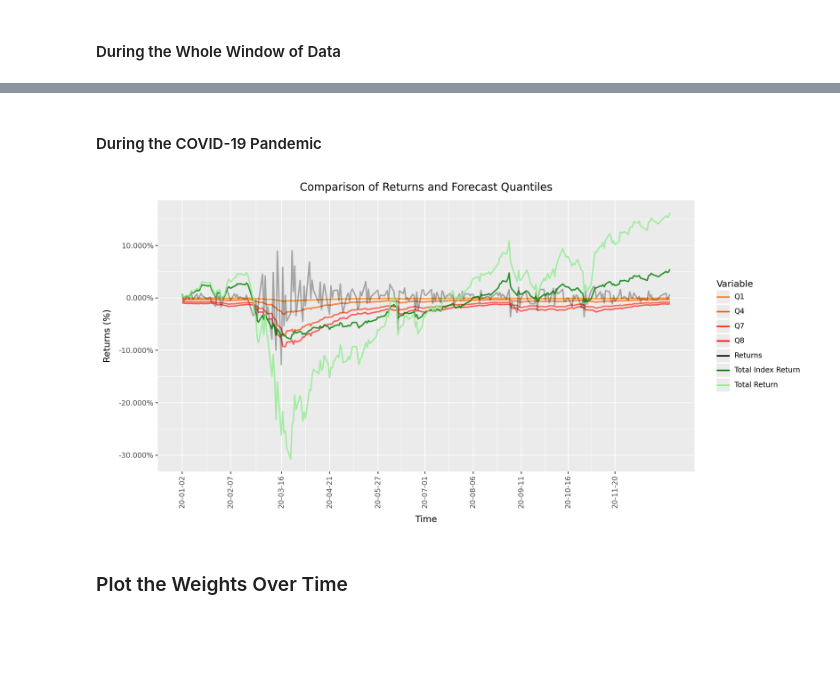
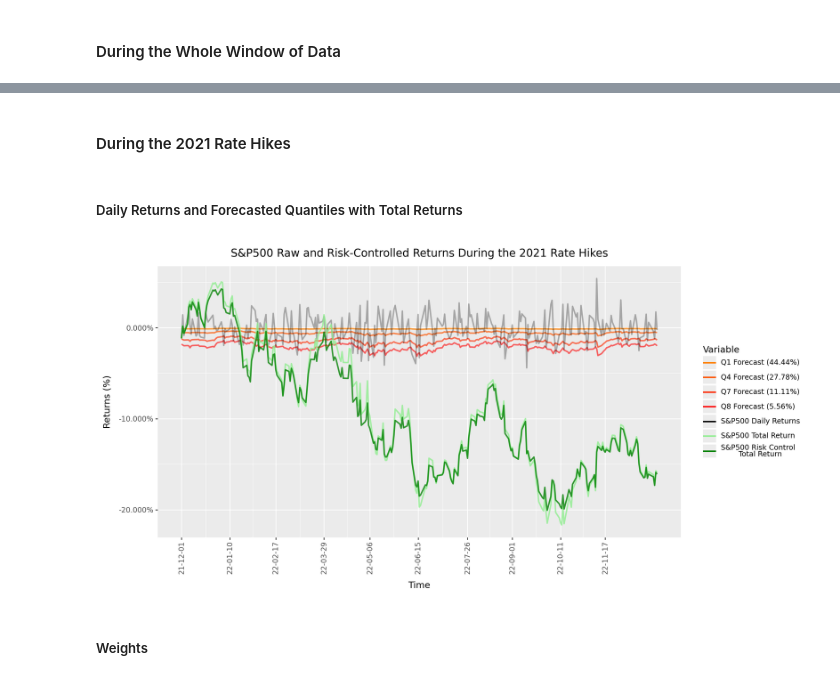
Before and after one commit to danielhalm1407/Risk-Control-Using-a-Bayesian-Joint-Quantile-Time-Series-Model-For-Asset-Returns, a Jupyter notebook: notebooks/NB01_Backtest_1.ipynb, the cells around one changed output, grey strips where cells are left out. Cells and saved outputs as stored; diff of their text form; code cells hidden in the pictures; blank space fills up the shorter version.

```diff
--- a/notebooks/NB01_Backtest_1.ipynb
+++ b/notebooks/NB01_Backtest_1.ipynb
@@ -628,6 +951,6 @@ display(summary_stats.head())
 # %%
-# get the total returns for the specified window
-merged_returns_1, weights_df_1 = calc_total_returns(merged_returns, start_date='2008-05-01', end_date='2009-05-01')
+# With the best performing strategy, get the total returns for the specified window: first period of interest is covid
+merged_returns_1, weights_df_1 = calc_total_returns(strat_1, start_date='2020-01-01', end_date='2020-12-31')
 # %%
 weights_df_1.head()
 # %% [output]
@@ -678,16 +1001,20 @@ return_type_labels = {}
 for rt in return_types:
     # If the return type is 'return', label as 'Returns'
     if rt == 'return':
-        return_type_labels[rt] = 'Returns'
+        return_type_labels[rt] = 'S&P500 Daily Returns'
     # If the return type is 'total_return', label as 'Total Return'
     elif rt == 'total_return':
-        return_type_labels[rt] = 'Total Return'
+        return_type_labels[rt] = 'S&P500 Total Return'
     # If the return type is 'total_index_return', label as 'Total Index Return'
-    elif rt == 'total_index_return':
-        return_type_labels[rt] = 'Total Index Return'
+    elif rt == 'total_risk_control_return':
+        return_type_labels[rt] = 'S&P500 Risk Control \n Total Return'
     # If the return type starts with 'q_', replace with 'Q' (e.g., 'q_1' -> 'Q1')
+    # and add 'Forecast' suffix
     elif rt.startswith('q_'):
-        return_type_labels[rt] = rt.replace('q_', 'Q')
+        quantile_num = rt.split('_')[1]
+        quantile_level = quantile_level_map.get(int(quantile_num))
+        return_type_labels[rt] = f'Q{quantile_num} Forecast ({100*quantile_level:.2f}%)'
+        # return_type_labels[rt] = f'Q{quantile_num} Forecast'
     # Otherwise, use the return type as the label
     else:
         return_type_labels[rt] = rt
@@ -758,7 +1085,7 @@ color_map['return'] = 'black'
 color_map['total_return'] = 'lightgreen'
 
 # change the color for total_index_return to dark green
-color_map['total_index_return'] = 'green'
+color_map['total_risk_control_return'] = 'green'
 # %%
 color_map
 # %% [output]
@@ -803,7 +1130,7 @@ def gen_x_labels(plot_df, n_ticks=10):
 # %% [markdown]
 ### Plot the Returns of the Target Weights Strategy During Windows of Interest
 # %%
-def plot_returns(plot_df):
+def plot_returns(plot_df, plot_name=None):
     """
     Create a ggplot object for returns and forecast quantiles.
 
@@ -820,7 +1147,9 @@ def plot_returns(plot_df):
     return_types = plot_df['return_type'].unique()
     has_return = any(rt == 'return' for rt in return_types)
     has_q = any(str(rt).startswith('q_') and str(rt)[2:].isdigit() for rt in return_types)
-    if has_return and has_q:
+    if plot_name:
+        plot_title = plot_name
+    elif has_return and has_q:
         plot_title = "Comparison of Returns and Forecast Quantiles"
     else:
         plot_title = "Comparison of Total Returns"
@@ -857,5 +1186,3 @@ def plot_returns(plot_df):
         guides(linetype=False, alpha=False)
     )
     return plot
-
-plot_1 = plot_returns(plot_df_1)
@@ -904,24 +1339,26 @@ plot_3
 # %% [markdown]
-#### During the COVID-19 Pandemic
+#### During the 2021 Rate Hikes
+# %% [markdown]
+##### Daily Returns and Forecasted Quantiles with Total Returns
 # %%
-# Get the total returns for the COVID-19 pandemic window
-# Define the pandemic window (e.g., 2020-01-01 to 2020-12-31, or adjust as needed)
-merged_returns_3, weights_df_3 = calc_total_returns(merged_returns, start_date='2020-01-01', end_date='2020-12-31')
+# Get the total returns for the 2021 rate hikes period
+# Define the window for the 2021 rate hikes (e.g., 2021-01-01 to 2022-12-31)
+merged_returns_3, weights_df_3 = calc_total_returns(strat_1, start_date='2021-12-01', end_date='2022-12-31')
 
 # Drop the return column and any q_i type column
 #merged_returns_3 = merged_returns_3.drop(columns=['return'] + [f'q_{i}' for i in [1,4,7,8]])
 
 # Melt the dataframe to long format for plotting
 plot_df_3 = merged_returns_3.melt(
     id_vars=['time', 'time_label'],
     var_name='return_type',
     value_name='return_value'
 )
 
 # Plot the returns for the pandemic period
-plot_3 = plot_returns(plot_df_3)
+plot_3 = plot_returns(plot_df_3, plot_name='S&P500 Raw and Risk-Controlled Returns During the 2021 Rate Hikes')
 plot_3
 # %% [output]
-[figure, old version]
+[figure, new version]
 # %% [markdown]
-### Plot the Weights Over Time
+##### Weights
```
Also changed, not shown: parts of 73 cells of this notebook, 4 other files.
